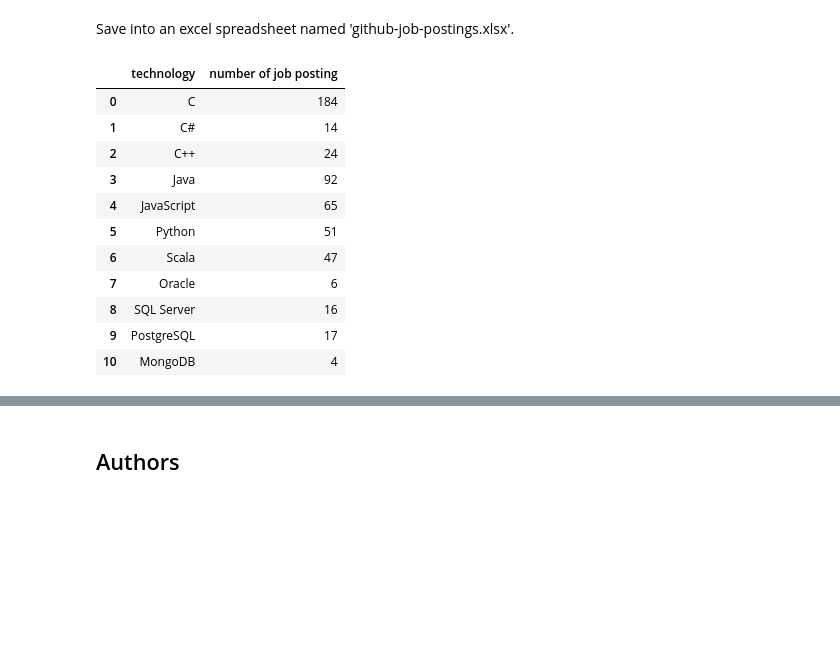
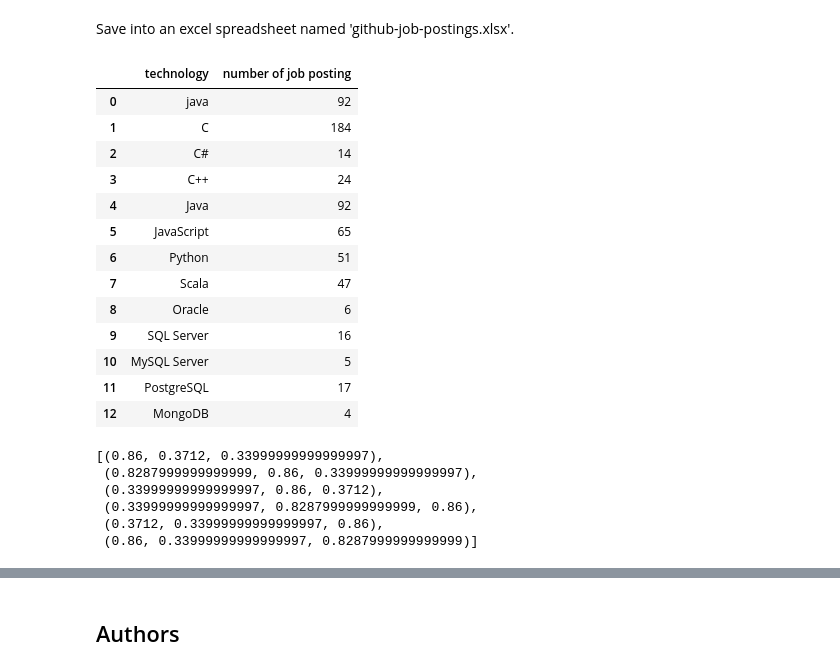
Before and after one commit to Alex-YuZ/IBM-Data-Analyst-Professional-Certificate-, a Jupyter notebook: Lab2_Collecting_Data_Using_APIs.ipynb, the cells around one changed output, grey strips where cells are left out. Saved outputs shown, nothing was run; the diff lists cells and outputs as text; code cells hidden in the pictures; blank space fills up the shorter version.

Commit message:
Feat: Add viz on tech. type v.s. job posting

```diff
--- a/Lab2_Collecting_Data_Using_APIs.ipynb
+++ b/Lab2_Collecting_Data_Using_APIs.ipynb
@@ -195,17 +197,29 @@ wb.save('github_job_postings.xlsx')
 # %%
 # Verification
 import pandas as pd
-pd.read_excel('github_job_postings.xlsx')
+df = pd.read_excel('github_job_postings.xlsx')
+df
 # %% [output]
 |  | technology | number of job posting |
-| 0 | C | 184 |
-| 1 | C# | 14 |
-| 2 | C++ | 24 |
-| 3 | Java | 92 |
-| 4 | JavaScript | 65 |
-| 5 | Python | 51 |
-| 6 | Scala | 47 |
-| 7 | Oracle | 6 |
-| 8 | SQL Server | 16 |
-| 9 | PostgreSQL | 17 |
-| 10 | MongoDB | 4 |
+| 0 | java | 92 |
+| 1 | C | 184 |
+| 2 | C# | 14 |
+| 3 | C++ | 24 |
+| 4 | Java | 92 |
+| 5 | JavaScript | 65 |
+| 6 | Python | 51 |
+| 7 | Scala | 47 |
+| 8 | Oracle | 6 |
+| 9 | SQL Server | 16 |
+| 10 | MySQL Server | 5 |
+| 11 | PostgreSQL | 17 |
+| 12 | MongoDB | 4 |
+# %%
+sns.color_palette('hls')[:13]
+# %% [output]
+[(0.86, 0.3712, 0.33999999999999997),
+ (0.8287999999999999, 0.86, 0.33999999999999997),
+ (0.33999999999999997, 0.86, 0.3712),
+ (0.33999999999999997, 0.8287999999999999, 0.86),
+ (0.3712, 0.33999999999999997, 0.86),
+ (0.86, 0.33999999999999997, 0.8287999999999999)]
```
Also changed, not shown: parts of 3 cells of this notebook.
